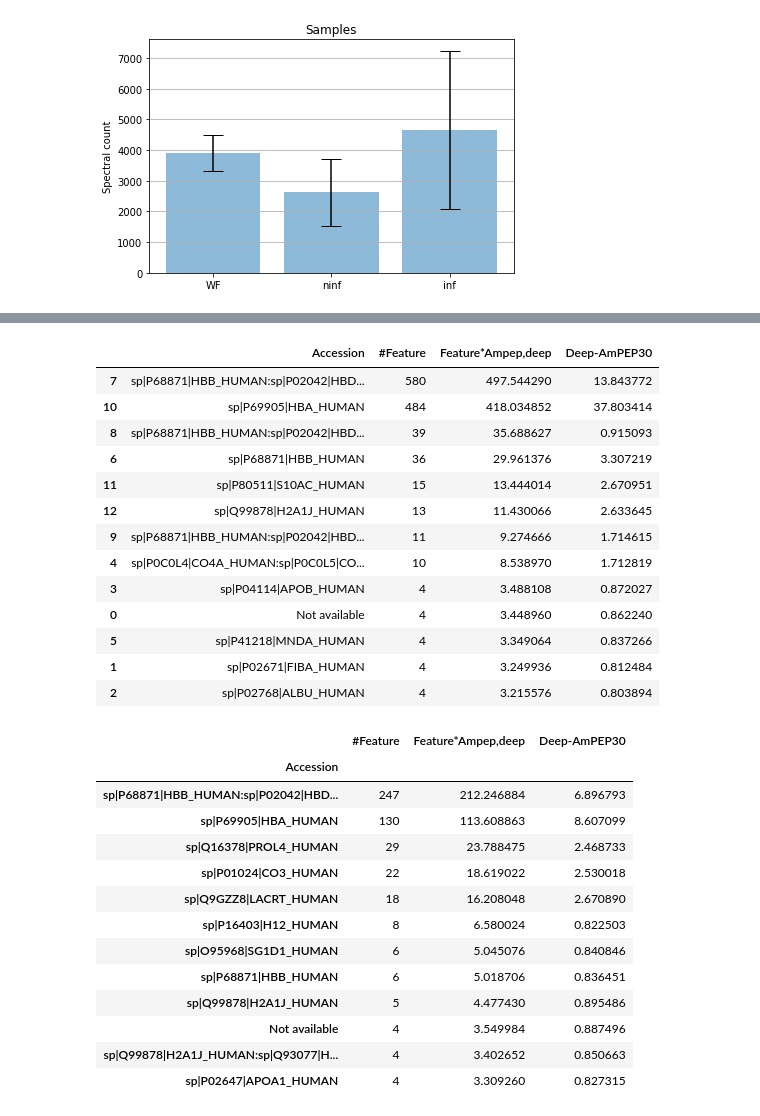
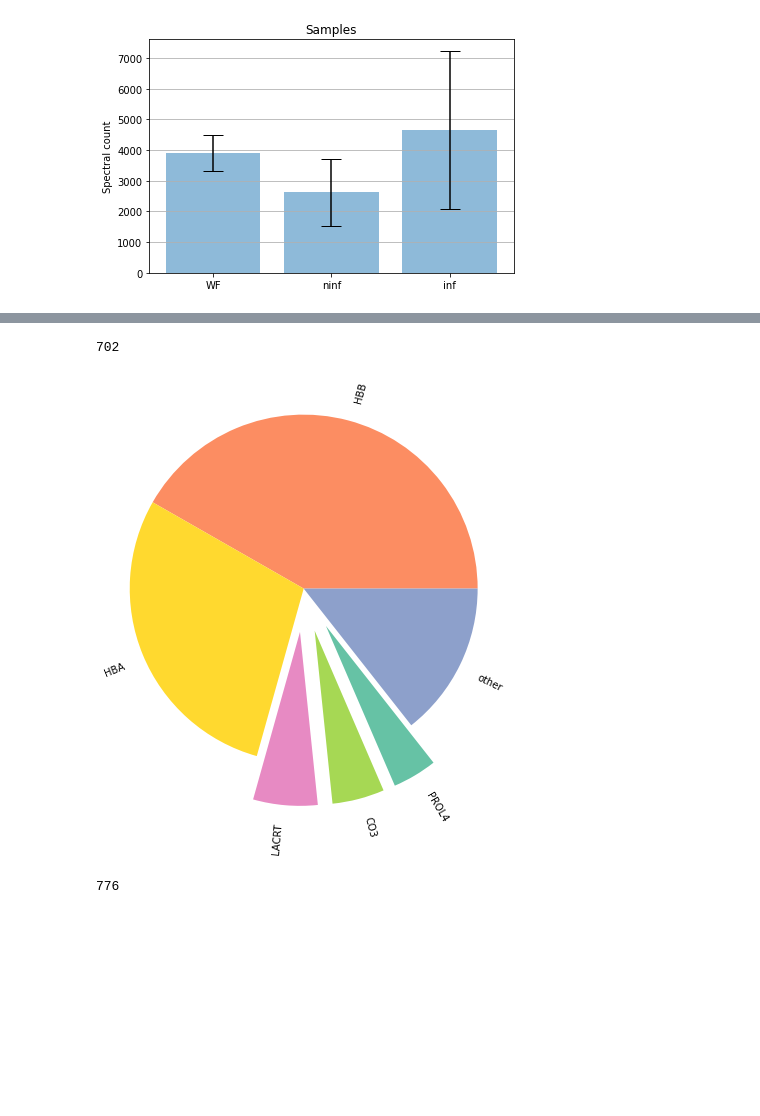
Before and after one commit to ErikHartman/peptidomic_py, a Jupyter notebook: playground.ipynb, the cells around one changed output, grey strips where cells are left out. Cells and saved outputs as stored; diff of their text form; code cells hidden in the pictures; blank space fills up the shorter version.

```diff
--- a/playground.ipynb
+++ b/playground.ipynb
@@ -1285,49 +1332,38 @@ plt.show()
 # %%
-sheet='inf'
+sheet='ninf'
 df = pd.read_excel('antimicrobial_map.xlsx', sheet_name=sheet)
-df=df.loc[(df['Deep-AmPEP30']>=0.8)]
+df=df.loc[(df['Deep-AmPEP30']>=0.7)]
 df=df[['Accession', '#Feature','Feature*Ampep,deep', 'Deep-AmPEP30']]
+df['#Feature'].sum()
+# %% [output]
+702
-# %%
-df=df.groupby('Accession', as_index=False).sum()
-df.sort_values('Feature*Ampep,deep', ascending=False)
-
-plt.pie(list(df['Feature*Ampep,deep']),labels = list(df['Accession']) , rotatelabels=True)
-plt.title('inf')
-# %% [output]
-|  | Accession | #Feature | Feature*Ampep,deep | Deep-AmPEP30 |
-| 7 | sp|P68871|HBB_HUMAN:sp|P02042|HBD... | 580 | 497.544290 | 13.843772 |
-| 10 | sp|P69905|HBA_HUMAN | 484 | 418.034852 | 37.803414 |
-| 8 | sp|P68871|HBB_HUMAN:sp|P02042|HBD... | 39 | 35.688627 | 0.915093 |
-| 6 | sp|P68871|HBB_HUMAN | 36 | 29.961376 | 3.307219 |
-| 11 | sp|P80511|S10AC_HUMAN | 15 | 13.444014 | 2.670951 |
-| 12 | sp|Q99878|H2A1J_HUMAN | 13 | 11.430066 | 2.633645 |
-| 9 | sp|P68871|HBB_HUMAN:sp|P02042|HBD... | 11 | 9.274666 | 1.714615 |
-| 4 | sp|P0C0L4|CO4A_HUMAN:sp|P0C0L5|CO... | 10 | 8.538970 | 1.712819 |
-| 3 | sp|P04114|APOB_HUMAN | 4 | 3.488108 | 0.872027 |
-| 0 | Not available | 4 | 3.448960 | 0.862240 |
-| 5 | sp|P41218|MNDA_HUMAN | 4 | 3.349064 | 0.837266 |
-| 1 | sp|P02671|FIBA_HUMAN | 4 | 3.249936 | 0.812484 |
-| 2 | sp|P02768|ALBU_HUMAN | 4 | 3.215576 | 0.803894 |
+# %%
+df['Accession']=df['Accession'].apply(lambda x: slicydicy(x))
+
+df=df.groupby('Accession', as_index=False).sum()
+df=df.sort_values('Feature*Ampep,deep', ascending=False)
+
+
+df_imp=df[0:5]
+df_misc=df[5:len(df)]
+df_imp
+df_list_imp=list(df_imp['#Feature'])
+other =df_misc['#Feature'].sum()
+df_list_imp.append(other)
+df_list_imp
+labels=df_imp['Accession'][0:5]
+labels=list(labels)
+labels.append('other')
+colors=[r,y,p,lg,g,l]
+plt.pie(df_list_imp,labels = labels , rotatelabels=True, explode=[0,0,0.5,0.5,0.5,0], radius=2, colors=colors)
+plt.savefig('ninf_AMP_pie.svg', transparent=True, bbox_inches='tight')
+# %% [output]
+[figure, added]
 # %%
-sheet='ninf'
+sheet='WF'
 df = pd.read_excel('antimicrobial_map.xlsx', sheet_name=sheet)
-df=df.loc[(df['Deep-AmPEP30']>=0.8)]
-df=df[['Accession', '#Feature','Feature*Ampep,deep', 'Deep-AmPEP30']]
+df=df.loc[(df['Deep-AmPEP30']>=0.7)]
+df=df[['Accession', 'Spectral count','Feature*Ampep,deep', 'Deep-AmPEP30']]
+df['Spectral count'].sum()
+# %% [output]
+776
-# %%
-df=df.groupby('Accession').sum()
-df.sort_values('Feature*Ampep,deep', ascending=False)
-# %% [output]
-|  | #Feature | Feature*Ampep,deep | Deep-AmPEP30 |
-| Accession |  |  |  |
-| sp|P68871|HBB_HUMAN:sp|P02042|HBD... | 247 | 212.246884 | 6.896793 |
-| sp|P69905|HBA_HUMAN | 130 | 113.608863 | 8.607099 |
-| sp|Q16378|PROL4_HUMAN | 29 | 23.788475 | 2.468733 |
-| sp|P01024|CO3_HUMAN | 22 | 18.619022 | 2.530018 |
-| sp|Q9GZZ8|LACRT_HUMAN | 18 | 16.208048 | 2.670890 |
-| sp|P16403|H12_HUMAN | 8 | 6.580024 | 0.822503 |
-| sp|O95968|SG1D1_HUMAN | 6 | 5.045076 | 0.840846 |
-| sp|P68871|HBB_HUMAN | 6 | 5.018706 | 0.836451 |
-| sp|Q99878|H2A1J_HUMAN | 5 | 4.477430 | 0.895486 |
-| Not available | 4 | 3.549984 | 0.887496 |
-| sp|Q99878|H2A1J_HUMAN:sp|Q93077|H... | 4 | 3.402652 | 0.850663 |
-| sp|P02647|APOA1_HUMAN | 4 | 3.309260 | 0.827315 |
```
Also changed, not shown: parts of 13 cells of this notebook, 1 other file.
